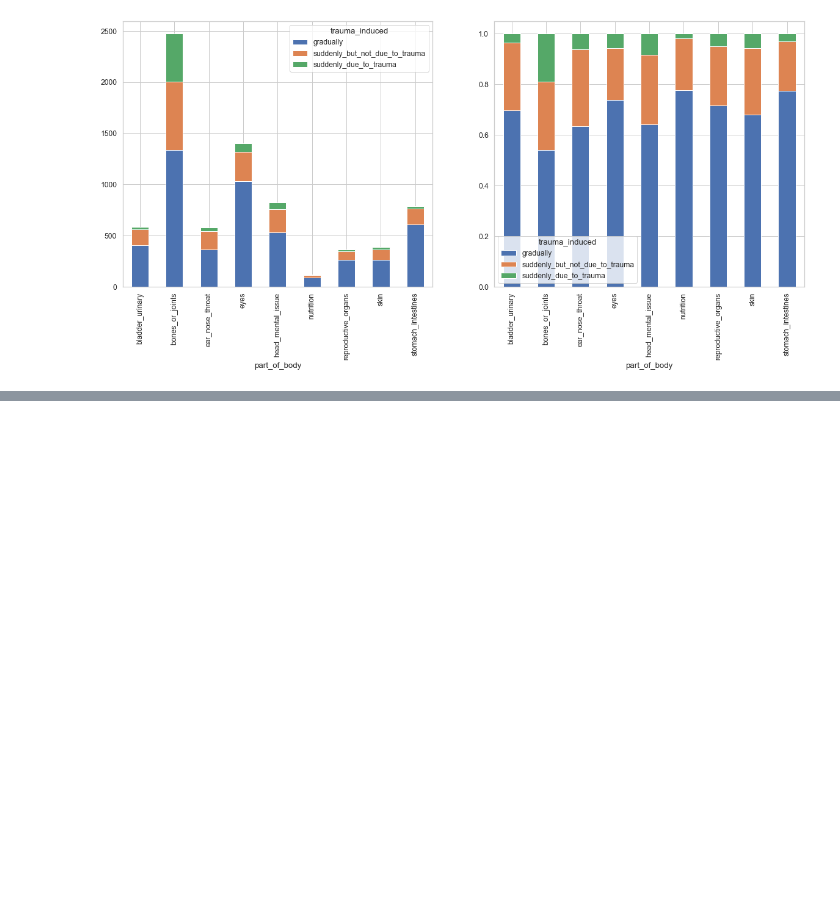
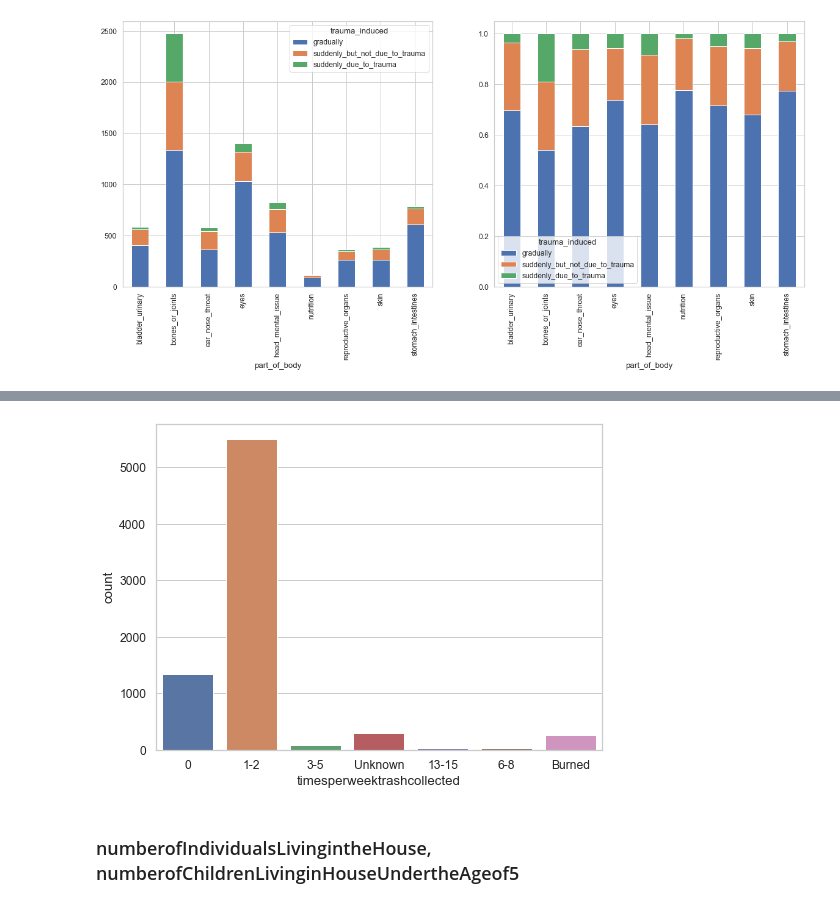
Before and after one commit to hamzabacc/puente, a Jupyter notebook: EDA.ipynb, the cells around one changed output, grey strips where cells are left out. Cells and saved outputs as stored; diff of their text form; code cells hidden in the pictures; blank space fills up the shorter version.

```diff
--- a/EDA.ipynb
+++ b/EDA.ipynb
@@ -493,0 +697,18 @@ ax2 = body_trauma_induced_perc.plot(kind = "bar", stacked = True, ax = ax2)
+# %%
+def categorizing(x):
+    if x == "0":
+        return x
+    elif x == "1" or x == "2":
+        return "1-2"
+    elif x == "3" or x == "4" or x == "5":
+        return "3-5"
+    elif x == "6" or x == "7" or x == "8":
+        return "6-8"
+    elif x == "13" or x == "14" or x == "15":
+        return "13-15"
+    elif x == "20":
+        return "1-2" #20 is an outlier
+    else:
+        return x
+# %%
+history_env["timesperweektrashcollected"] = history_env["timesperweektrashcollected"].apply(categorizing)
@@ -493,0 +726,8 @@ ax2 = body_trauma_induced_perc.plot(kind = "bar", stacked = True, ax = ax2)
+# %%
+fig, ax = plt.subplots()
+fig.set_size_inches(8,6)
+ax1 = sns.countplot(x = "timesperweektrashcollected", data = history_env)
+# %% [output]
+[figure, added]
+# %% [markdown]
+### numberofIndividualsLivingintheHouse, numberofChildrenLivinginHouseUndertheAgeof5
```
Also changed, not shown: parts of 27 cells of this notebook.
